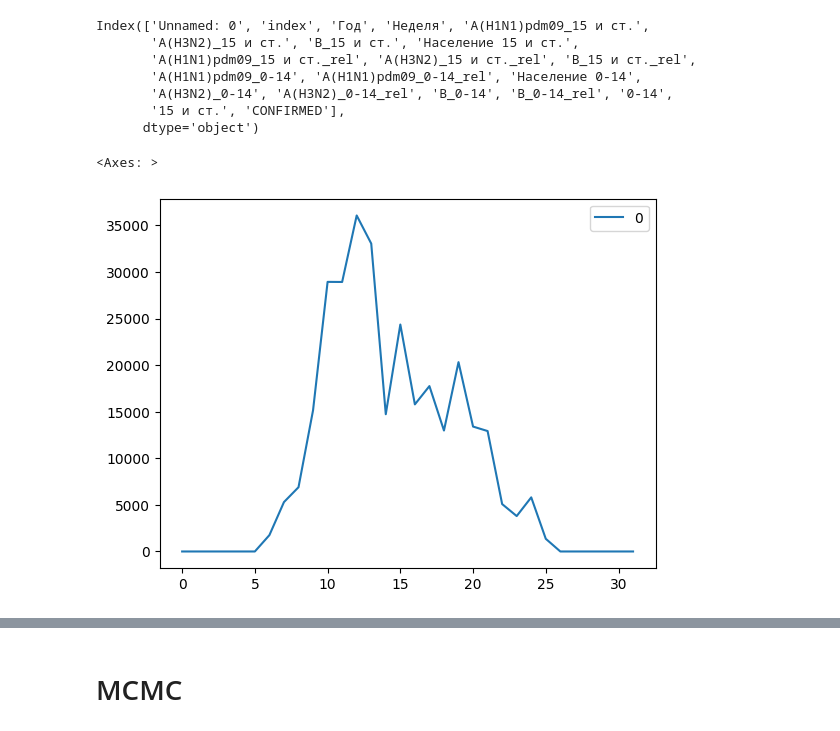
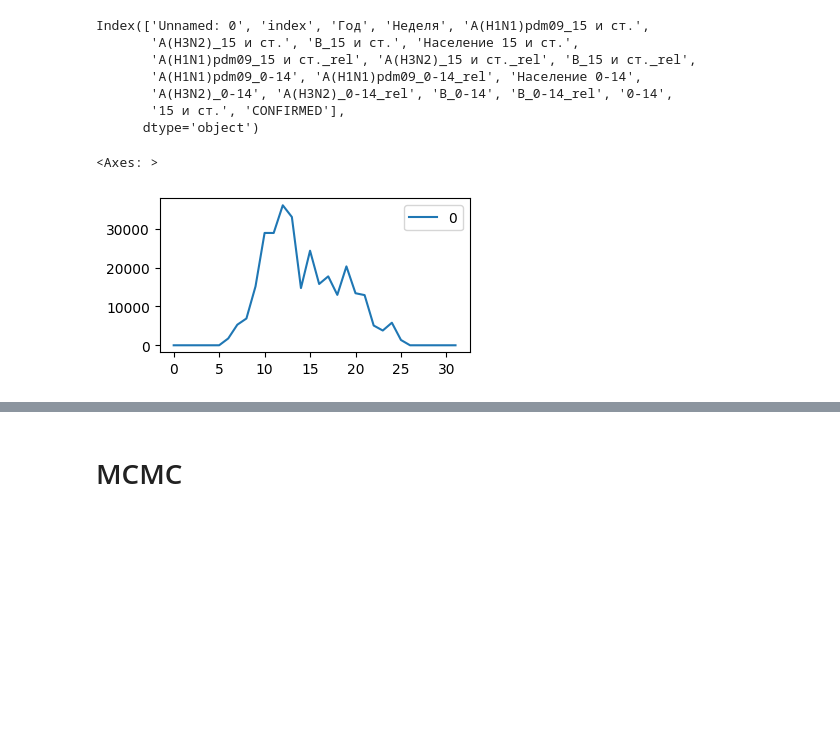
Before and after one commit to Mpkosh/people_are, a Jupyter notebook: abc_mcmc.ipynb, the cells around one changed output, grey strips where cells are left out. Cells and saved outputs as stored; diff of their text form; code cells hidden in the pictures; blank space fills up the shorter version.

```diff
--- a/abc_mcmc.ipynb
+++ b/abc_mcmc.ipynb
@@ -73,15 +98,17 @@ Index(['Unnamed: 0', 'index', 'Год', 'Неделя', 'A(H1N1)pdm09_15 и ст
        '15 и ст.', 'CONFIRMED'],
       dtype='object')
 # %%
+plt.rcParams["figure.figsize"] = (4, 2)
+
 R = np.concatenate((np.zeros(5),data['CONFIRMED']))
 R = np.concatenate((R, np.zeros(5)))
 R = pd.DataFrame(R)
 
 # plot original and transformed dataset
 R.plot()
 # %% [output]
 <Axes: >
-[figure, old version]
+[figure, new version]
 # %%
 rolling = R.rolling(window=2, center = True)
 rolling_mean = rolling.mean()
```
Also changed, not shown: parts of 24 cells of this notebook.
